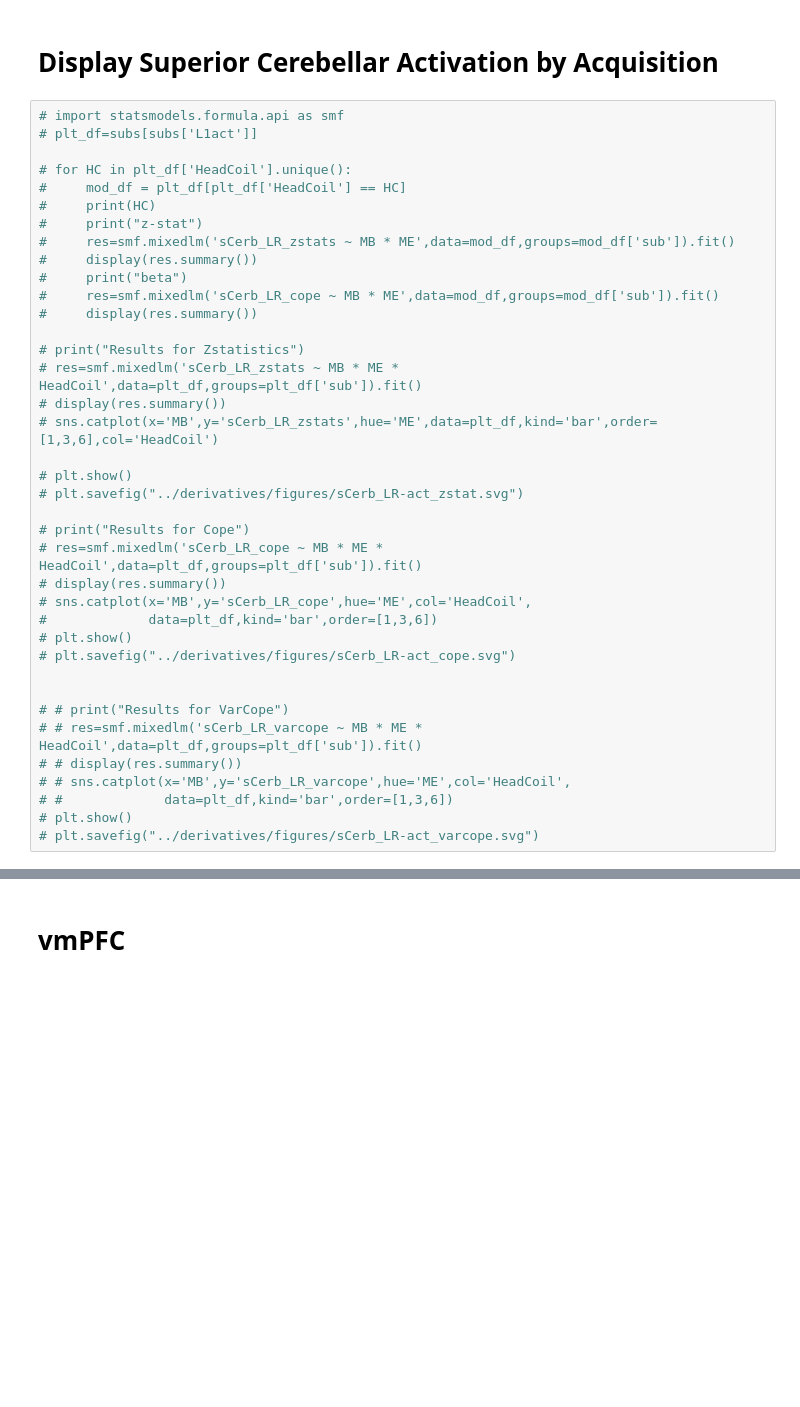
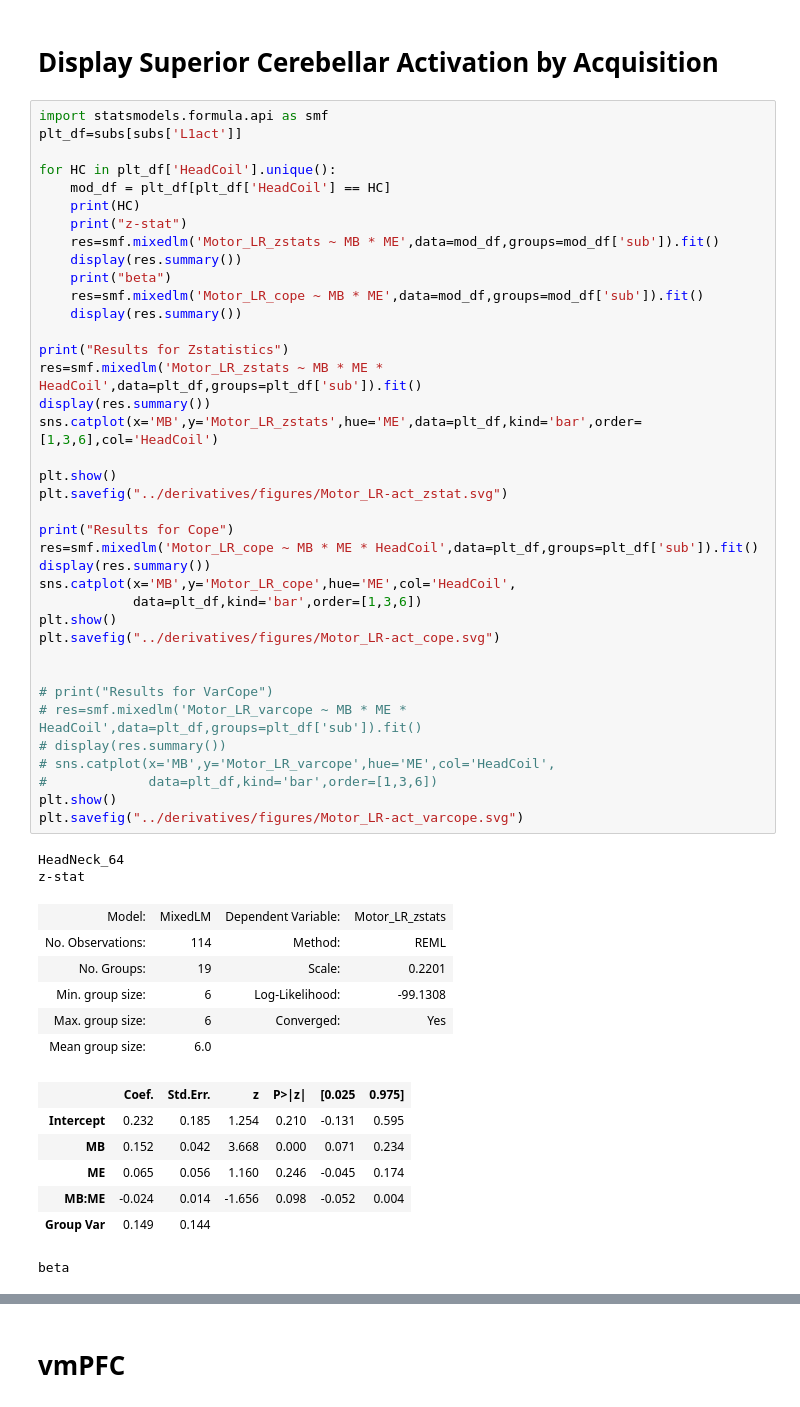
Before and after one commit to DVS-Lab/rf1-mbme-pilot, a Jupyter notebook: code/Zstat_analysis&figures.ipynb, the cells around one changed output, grey strips where cells are left out. Saved outputs shown, nothing was run; the diff lists cells and outputs as text; blank space fills up the shorter version.

```diff
--- a/code/Zstat_analysis&figures.ipynb
+++ b/code/Zstat_analysis&figures.ipynb
@@ -671,40 +671,56 @@ subs = subs.assign(Motor_LR_cope=copes,
 # %% [markdown]
 # Display Superior Cerebellar Activation by Acquisition
 # %%
-# import statsmodels.formula.api as smf
-# plt_df=subs[subs['L1act']]
+import statsmodels.formula.api as smf
+plt_df=subs[subs['L1act']]
 
-# for HC in plt_df['HeadCoil'].unique():
-#     mod_df = plt_df[plt_df['HeadCoil'] == HC]
-#     print(HC)
-#     print("z-stat")
-#     res=smf.mixedlm('sCerb_LR_zstats ~ MB * ME',data=mod_df,groups=mod_df['sub']).fit()
-#     display(res.summary())
-#     print("beta")
-#     res=smf.mixedlm('sCerb_LR_cope ~ MB * ME',data=mod_df,groups=mod_df['sub']).fit()
-#     display(res.summary())
+for HC in plt_df['HeadCoil'].unique():
+    mod_df = plt_df[plt_df['HeadCoil'] == HC]
+    print(HC)
+    print("z-stat")
+    res=smf.mixedlm('Motor_LR_zstats ~ MB * ME',data=mod_df,groups=mod_df['sub']).fit()
+    display(res.summary())
+    print("beta")
+    res=smf.mixedlm('Motor_LR_cope ~ MB * ME',data=mod_df,groups=mod_df['sub']).fit()
+    display(res.summary())
 
-# print("Results for Zstatistics")
-# res=smf.mixedlm('sCerb_LR_zstats ~ MB * ME * HeadCoil',data=plt_df,groups=plt_df['sub']).fit()
-# display(res.summary())
-# sns.catplot(x='MB',y='sCerb_LR_zstats',hue='ME',data=plt_df,kind='bar',order=[1,3,6],col='HeadCoil')
+print("Results for Zstatistics")
+res=smf.mixedlm('Motor_LR_zstats ~ MB * ME * HeadCoil',data=plt_df,groups=plt_df['sub']).fit()
+display(res.summary())
+sns.catplot(x='MB',y='Motor_LR_zstats',hue='ME',data=plt_df,kind='bar',order=[1,3,6],col='HeadCoil')
 
-# plt.show()
-# plt.savefig("../derivatives/figures/sCerb_LR-act_zstat.svg")
+plt.show()
+plt.savefig("../derivatives/figures/Motor_LR-act_zstat.svg")
 
-# print("Results for Cope")
-# res=smf.mixedlm('sCerb_LR_cope ~ MB * ME * HeadCoil',data=plt_df,groups=plt_df['sub']).fit()
-# display(res.summary())
-# sns.catplot(x='MB',y='sCerb_LR_cope',hue='ME',col='HeadCoil',
-#             data=plt_df,kind='bar',order=[1,3,6])
-# plt.show()
-# plt.savefig("../derivatives/figures/sCerb_LR-act_cope.svg")
+print("Results for Cope")
+res=smf.mixedlm('Motor_LR_cope ~ MB * ME * HeadCoil',data=plt_df,groups=plt_df['sub']).fit()
+display(res.summary())
+sns.catplot(x='MB',y='Motor_LR_cope',hue='ME',col='HeadCoil',
+            data=plt_df,kind='bar',order=[1,3,6])
+plt.show()
+plt.savefig("../derivatives/figures/Motor_LR-act_cope.svg")
 
 
-# # print("Results for VarCope")
-# # res=smf.mixedlm('sCerb_LR_varcope ~ MB * ME * HeadCoil',data=plt_df,groups=plt_df['sub']).fit()
-# # display(res.summary())
-# # sns.catplot(x='MB',y='sCerb_LR_varcope',hue='ME',col='HeadCoil',
-# #             data=plt_df,kind='bar',order=[1,3,6])
-# plt.show()
-# plt.savefig("../derivatives/figures/sCerb_LR-act_varcope.svg")
+# print("Results for VarCope")
+# res=smf.mixedlm('Motor_LR_varcope ~ MB * ME * HeadCoil',data=plt_df,groups=plt_df['sub']).fit()
+# display(res.summary())
+# sns.catplot(x='MB',y='Motor_LR_varcope',hue='ME',col='HeadCoil',
+#             data=plt_df,kind='bar',order=[1,3,6])
+plt.show()
+plt.savefig("../derivatives/figures/Motor_LR-act_varcope.svg")
+# %% [output]
+HeadNeck_64
+z-stat
+| Model: | MixedLM | Dependent Variable: | Motor_LR_zstats |
+| No. Observations: | 114 | Method: | REML |
+| No. Groups: | 19 | Scale: | 0.2201 |
+| Min. group size: | 6 | Log-Likelihood: | -99.1308 |
+| Max. group size: | 6 | Converged: | Yes |
+| Mean group size: | 6.0 |  |  |
+|  | Coef. | Std.Err. | z | P>|z| | [0.025 | 0.975] |
+| Intercept | 0.232 | 0.185 | 1.254 | 0.210 | -0.131 | 0.595 |
+| MB | 0.152 | 0.042 | 3.668 | 0.000 | 0.071 | 0.234 |
+| ME | 0.065 | 0.056 | 1.160 | 0.246 | -0.045 | 0.174 |
+| MB:ME | -0.024 | 0.014 | -1.656 | 0.098 | -0.052 | 0.004 |
+| Group Var | 0.149 | 0.144 |  |  |  |  |
+beta
```
Also changed, not shown: parts of 1 cell of this notebook, 34 other files.
